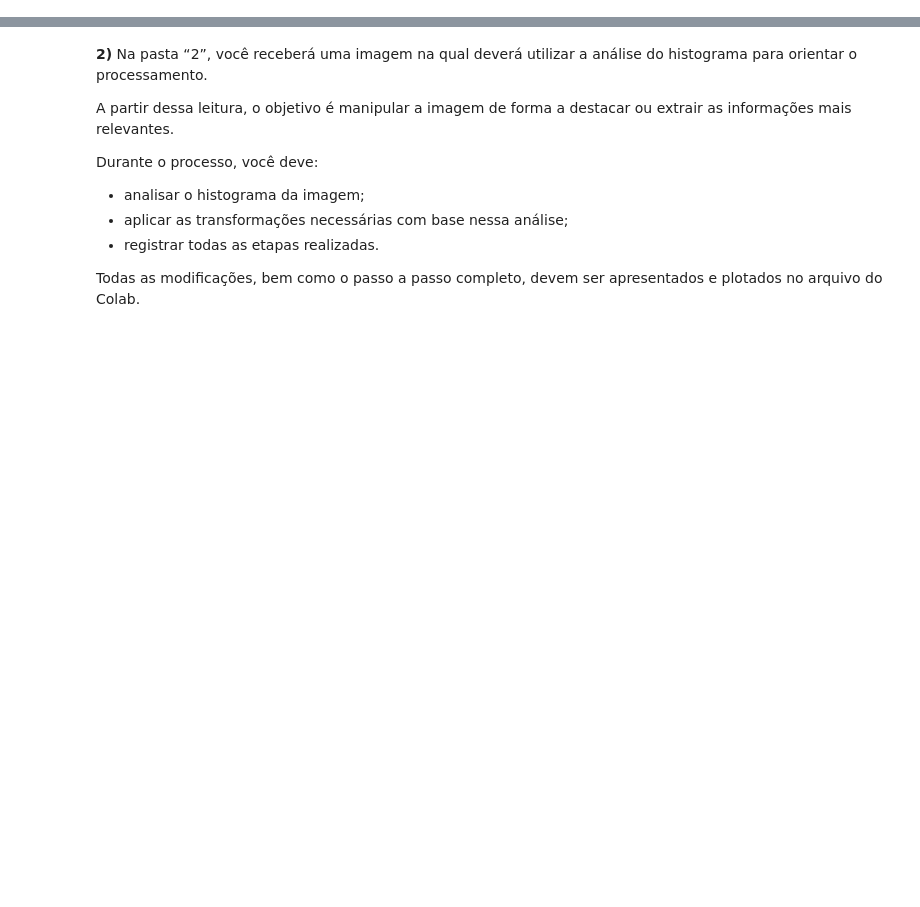
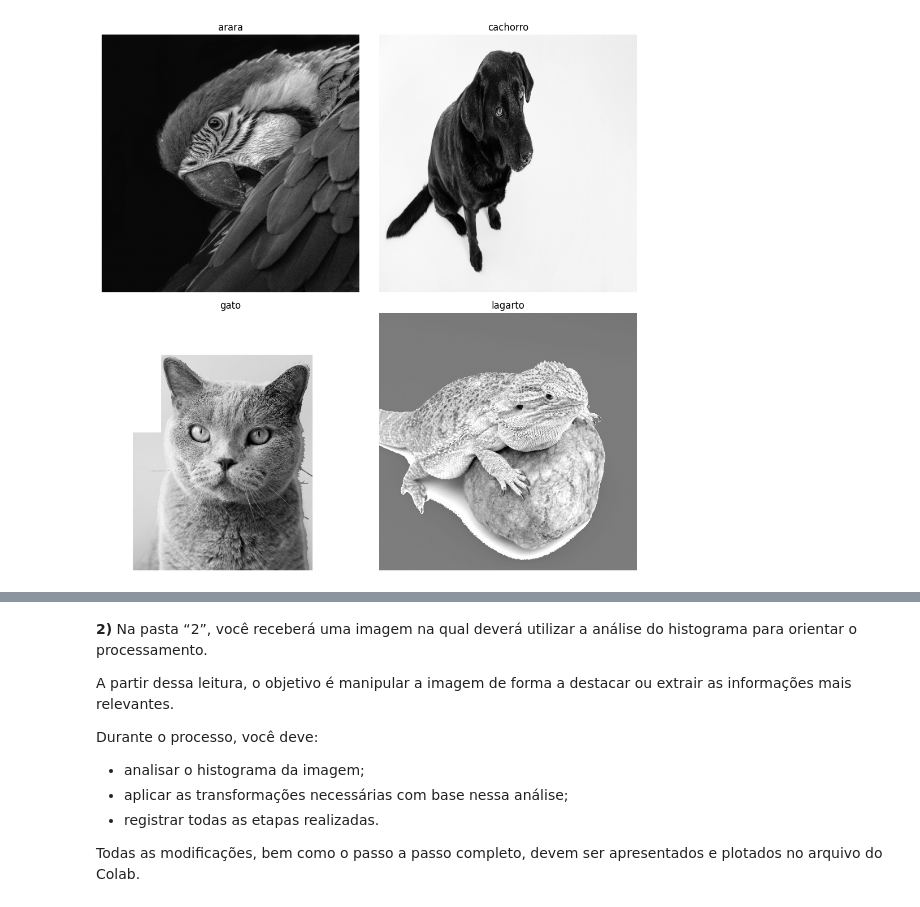
Before and after one commit to Jolusca/ProcessImagens, a Jupyter notebook: Projeto2/Transformações_de_intensidade_e_filtragem_espacial.ipynb, the cells around one changed output, grey strips where cells are left out. Saved outputs shown, nothing was run; the diff lists cells and outputs as text; code cells hidden in the pictures; blank space fills up the shorter version.

```diff
--- a/Projeto2/Transformações_de_intensidade_e_filtragem_espacial.ipynb
+++ b/Projeto2/Transformações_de_intensidade_e_filtragem_espacial.ipynb
@@ -75 +113,39 @@ Na pasta **“1”**, você encontrará duas subpastas: **“imagens originais
+# %%
+import cv2
+import matplotlib.pyplot as plt
+
+# 1. Caminhos e Leitura
+# A flag 2 resolve o erro de 32-bit e a 0 garante escala de cinza
+arara_esperado = cv2.imread('PDI/1/resultados esperados/arara_ESPERADA.png', 2 | 0)
+cachorro_esperado = cv2.imread('PDI/1/resultados esperados/cachorro_ESPERADO.png', 2 | 0)
+gato_esperado = cv2.imread('PDI/1/resultados esperados/gato_ESPERADO.png', 2 | 0)
+lagarto_esperado = cv2.imread('PDI/1/resultados esperados/lagarto_ESPERADO.jpg', 2 | 0)
+
+# 2. Exibição
+plt.figure(figsize=(10, 10))
+
+plt.subplot(2, 2, 1)
+plt.imshow(arara_esperado , cmap='gray')
+plt.title('arara')
+plt.axis('off')
+
+plt.subplot(2, 2, 2)
+plt.imshow(cachorro_esperado, cmap='gray')
+plt.title('cachorro')
+plt.axis('off')
+
+plt.subplot(2, 2, 3)
+plt.imshow(gato_esperado, cmap='gray')
+plt.title('gato')
+plt.axis('off')
+
+plt.subplot(2, 2, 4)
+plt.imshow(lagarto_esperado, cmap='gray')
+plt.title('lagarto')
+plt.axis('off')
+
+plt.tight_layout()
+plt.show()
+# %% [output]
+[figure, added]
 # %%
```
Also changed, not shown: parts of 5 cells of this notebook.
